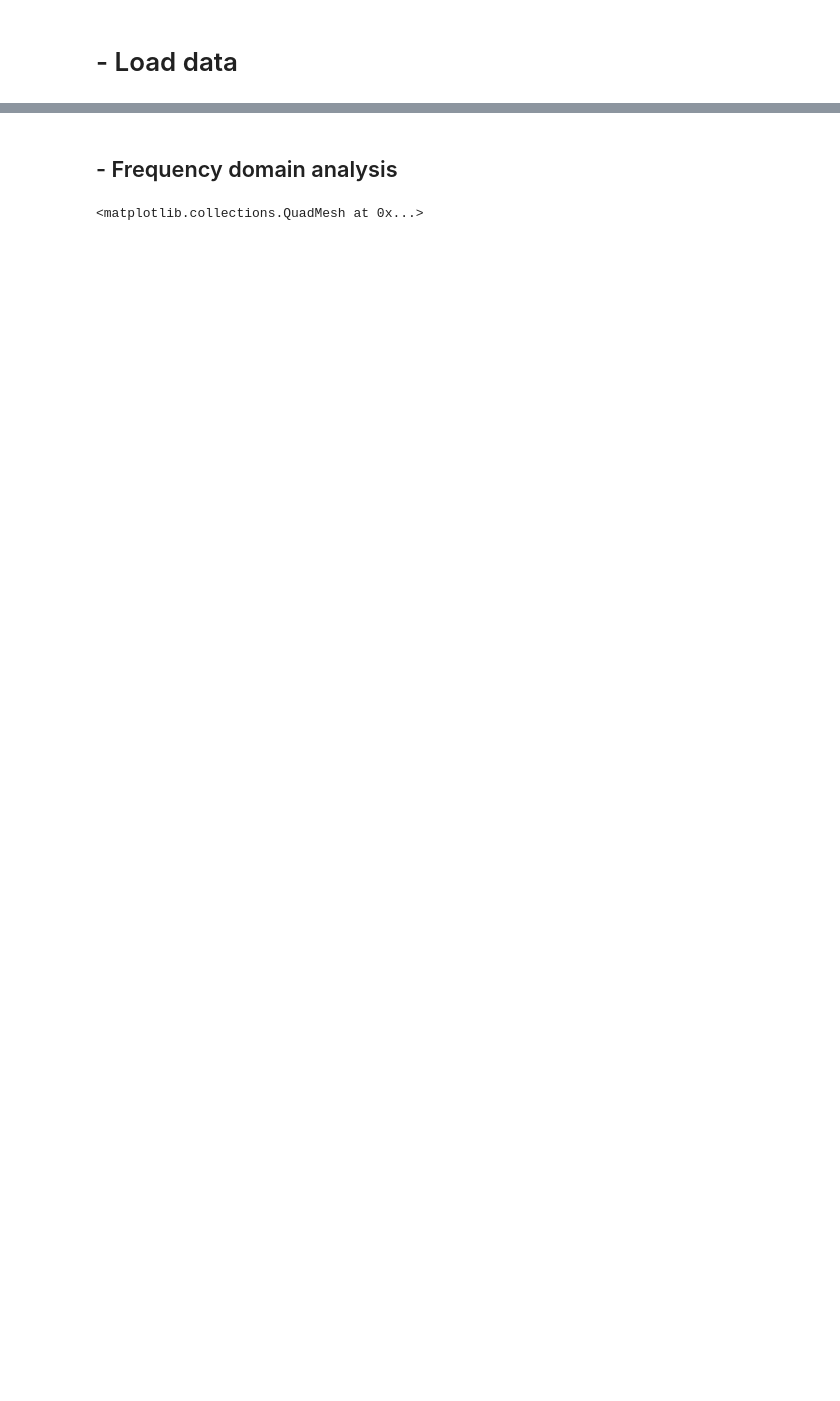
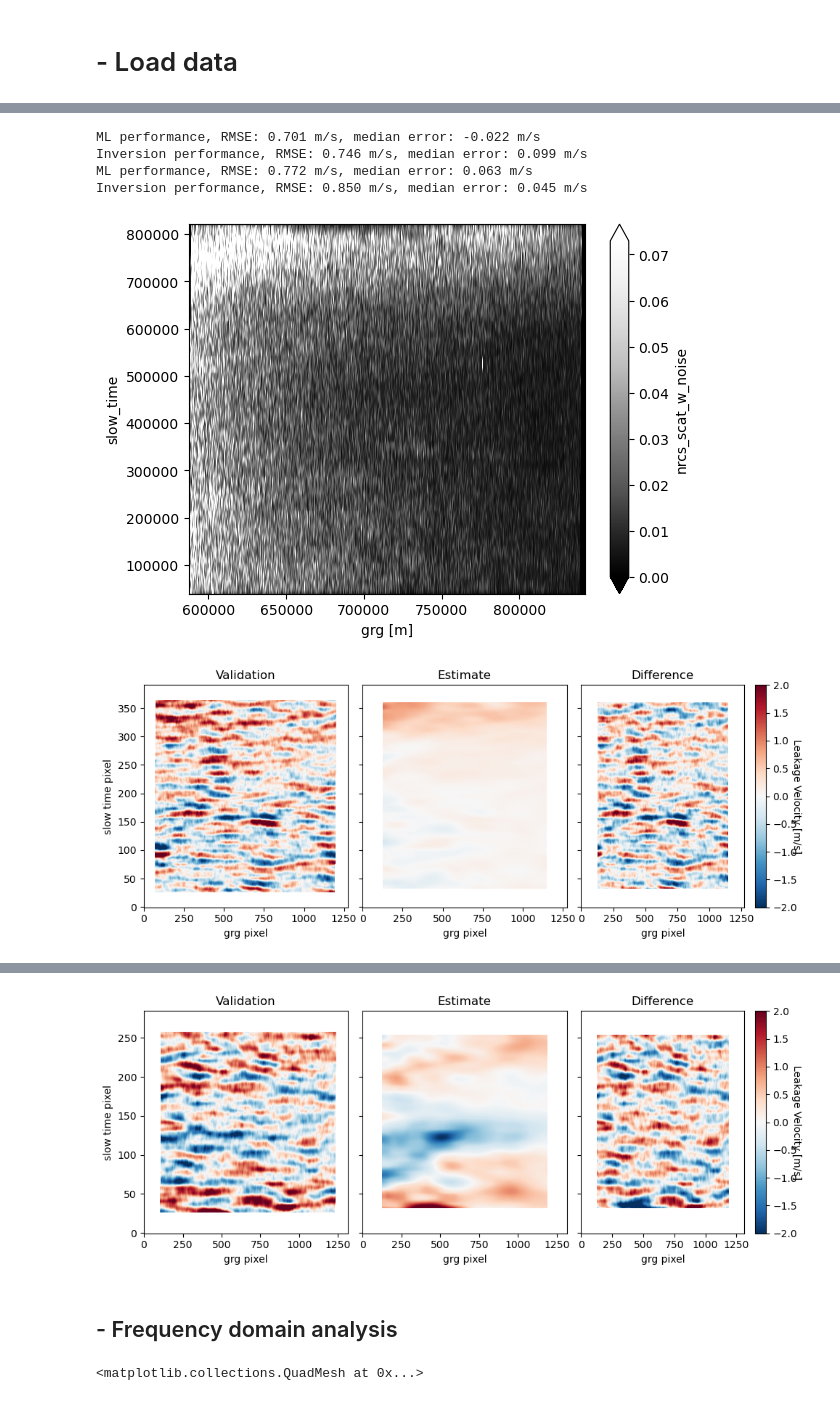
Before and after one commit to owenodriscoll/DopSCA_leakage, a Jupyter notebook: Sentinel1_analyses/ML_analyses_all.ipynb, the cells around one changed output, grey strips where cells are left out. Cells and saved outputs as stored; diff of their text form; code cells hidden in the pictures; blank space fills up the shorter version.

```diff
--- a/Sentinel1_analyses/ML_analyses_all.ipynb
+++ b/Sentinel1_analyses/ML_analyses_all.ipynb
@@ -250,0 +255,42 @@ Inversion performance, RMSE: 0.824 m/s, median error: 0.023 m/s
+# %%
+model_ML='/Users/opodriscoll/Documents/Scripts/DopSCA/Sentinel1_analyses/ML_analyses/Vleak_subscene_w_noise_n_20_5Tr_2Te_v1/stacked_model.joblib'
+
+for scenario in scenarios_test:
+
+   ds = prediction_ML(filename=scenario, model_ML=model_ML)
+
+   plt.figure()
+   ds.nrcs_scat_w_noise.T.plot(robust =True, vmin =0, cmap = 'Greys_r')
+
+   ds['original'] = ds['V_leakage_pulse_rg_subscene'] - ds['V_leakage_pulse_rg_subscene_inverted']
+   ds['difference'] = ds['original'] - ds['estimate']
+
+   perf_ML = np.sqrt(np.nanmean(ds['difference']**2)), np.nanmedian(ds['difference'])
+   perf_inv = np.sqrt(np.nanmean(ds['original']**2)), np.nanmedian(ds['original'])
+
+   print(f"ML performance, RMSE: {perf_ML[0]:.3f} m/s, median error: {perf_ML[1]:.3f} m/s")
+   print(f"Inversion performance, RMSE: {perf_inv[0]:.3f} m/s, median error: {perf_inv[1]:.3f} m/s")
+
+
+   fig, axes = plt.subplots(1, 3, figsize=(10, 4), sharex=True, sharey=True)
+
+   vmin = -2;
+   vmax = 2
+   im0 = axes[0].imshow(ds.original.T, origin='lower', aspect='auto', vmin=vmin, vmax=vmax, cmap='RdBu_r')
+   im1 = axes[1].imshow(ds.estimate.T, origin='lower', aspect='auto', vmin=vmin, vmax=vmax, cmap='RdBu_r')
+   im2 = axes[2].imshow(ds.difference.T, origin='lower', aspect='auto', vmin=vmin, vmax=vmax, cmap='RdBu_r')
+   [ax.set_xlabel('grg pixel') for ax in axes]
+   axes[0].set_ylabel('slow time pixel')
+   axes[0].set_title('Validation')
+   axes[1].set_title('Estimate')
+   axes[2].set_title('Difference')
+   cbar = plt.colorbar(im0, ax=axes[2])
+   cbar.ax.set_ylabel('Leakage Velocity [m/s]', rotation=270)
+   fig.tight_layout()
+# %% [output]
+ML performance, RMSE: 0.701 m/s, median error: -0.022 m/s
+Inversion performance, RMSE: 0.746 m/s, median error: 0.099 m/s
+ML performance, RMSE: 0.772 m/s, median error: 0.063 m/s
+Inversion performance, RMSE: 0.850 m/s, median error: 0.045 m/s
+[figure, added]
+[figure, added]
@@ -251,3 +298,4 @@ Inversion performance, RMSE: 0.824 m/s, median error: 0.023 m/s
+[figure, added]
 # %% [markdown]
 ## - Frequency domain analysis
 # %%
```
Also changed, not shown: parts of 12 cells of this notebook.
